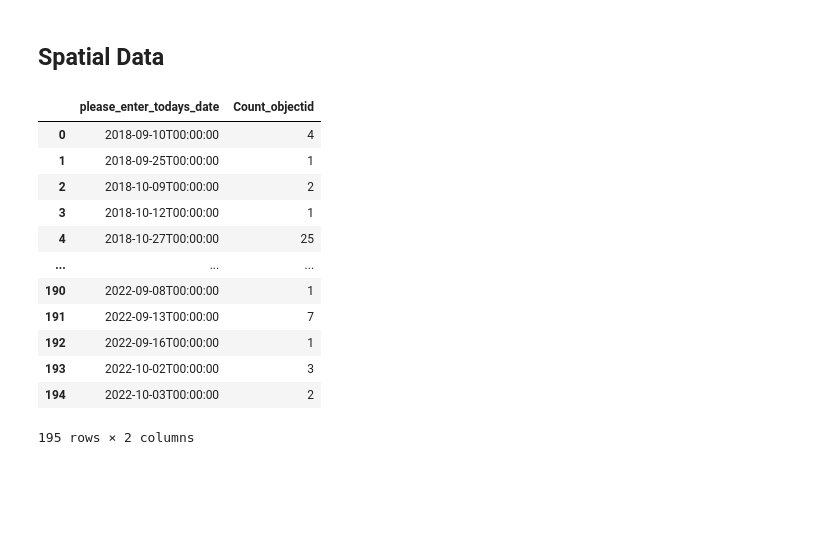
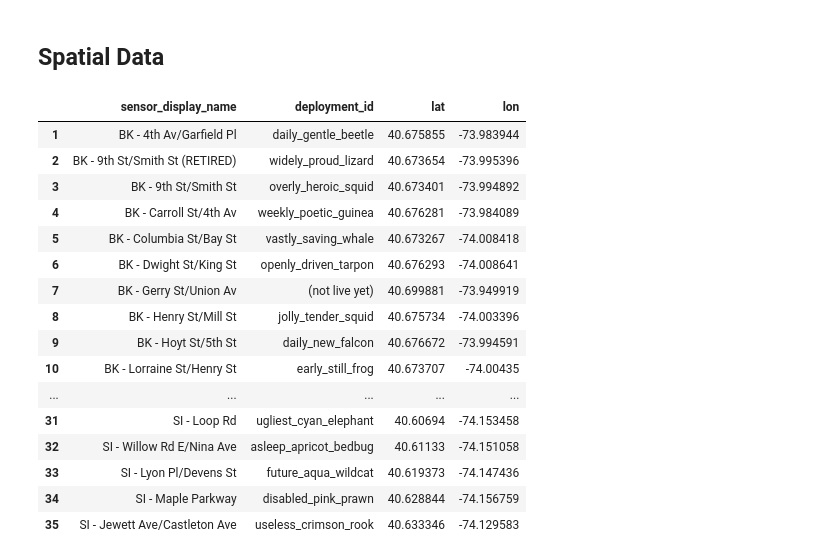
Before and after one commit to cankadir/FloodAnalysis, a Jupyter notebook: PY/CollectData.ipynb, the cells around one changed output. Cells and saved outputs as stored; diff of their text form; code cells hidden in the pictures; blank space fills up the shorter version.

```diff
--- a/PY/CollectData.ipynb
+++ b/PY/CollectData.ipynb
@@ -92,23 +97,27 @@ sns.heatmap(
 [figure]
 # %% [markdown]
 ## Spatial Data
-# %%
-sensor_locations = pd.read_csv( r"D:\WORK\FLOODNET\# Flood Reports Per Day.csv" )
-
-
-
-sensor_locations
-# %% [output]
-|  | please_enter_todays_date | Count_objectid |
-| 0 | 2018-09-10T00:00:00 | 4 |
-| 1 | 2018-09-25T00:00:00 | 1 |
-| 2 | 2018-10-09T00:00:00 | 2 |
-| 3 | 2018-10-12T00:00:00 | 1 |
-| 4 | 2018-10-27T00:00:00 | 25 |
-| ... | ... | ... |
-| 190 | 2022-09-08T00:00:00 | 1 |
-| 191 | 2022-09-13T00:00:00 | 7 |
-| 192 | 2022-09-16T00:00:00 | 1 |
-| 193 | 2022-10-02T00:00:00 | 3 |
-| 194 | 2022-10-03T00:00:00 | 2 |
-195 rows × 2 columns
+# %%
+sensor_locations = pd.read_excel( r"D:\WORK\FLOODNET\Sensor Locations Directory (1).xlsx" , sheet_name= 'street sensors (live)')
+
+sensor_locations = sensor_locations[['sensor_display_name','deployment_id','lat','lon']].copy()
+sensor_locations = sensor_locations.iloc[1:]
+sensor_locations
+# %% [output]
+|  | sensor_display_name | deployment_id | lat | lon |
+| 1 | BK - 4th Av/Garfield Pl | daily_gentle_beetle | 40.675855 | -73.983944 |
+| 2 | BK - 9th St/Smith St (RETIRED) | widely_proud_lizard | 40.673654 | -73.995396 |
+| 3 | BK - 9th St/Smith St | overly_heroic_squid | 40.673401 | -73.994892 |
+| 4 | BK - Carroll St/4th Av | weekly_poetic_guinea | 40.676281 | -73.984089 |
+| 5 | BK - Columbia St/Bay St | vastly_saving_whale | 40.673267 | -74.008418 |
+| 6 | BK - Dwight St/King St | openly_driven_tarpon | 40.676293 | -74.008641 |
+| 7 | BK - Gerry St/Union Av | (not live yet) | 40.699881 | -73.949919 |
+| 8 | BK - Henry St/Mill St | jolly_tender_squid | 40.675734 | -74.003396 |
+| 9 | BK - Hoyt St/5th St | daily_new_falcon | 40.676672 | -73.994591 |
+| 10 | BK - Lorraine St/Henry St | early_still_frog | 40.673707 | -74.00435 |
+| ... | ... | ... | ... | ... |
+| 31 | SI - Loop Rd | ugliest_cyan_elephant | 40.60694 | -74.153458 |
+| 32 | SI - Willow Rd E/Nina Ave | asleep_apricot_bedbug | 40.61133 | -74.151058 |
+| 33 | SI - Lyon Pl/Devens St | future_aqua_wildcat | 40.619373 | -74.147436 |
+| 34 | SI - Maple Parkway | disabled_pink_prawn | 40.628844 | -74.156759 |
+| 35 | SI - Jewett Ave/Castleton Ave | useless_crimson_rook | 40.633346 | -74.129583 |
```
Also changed, not shown: parts of 5 cells of this notebook.
